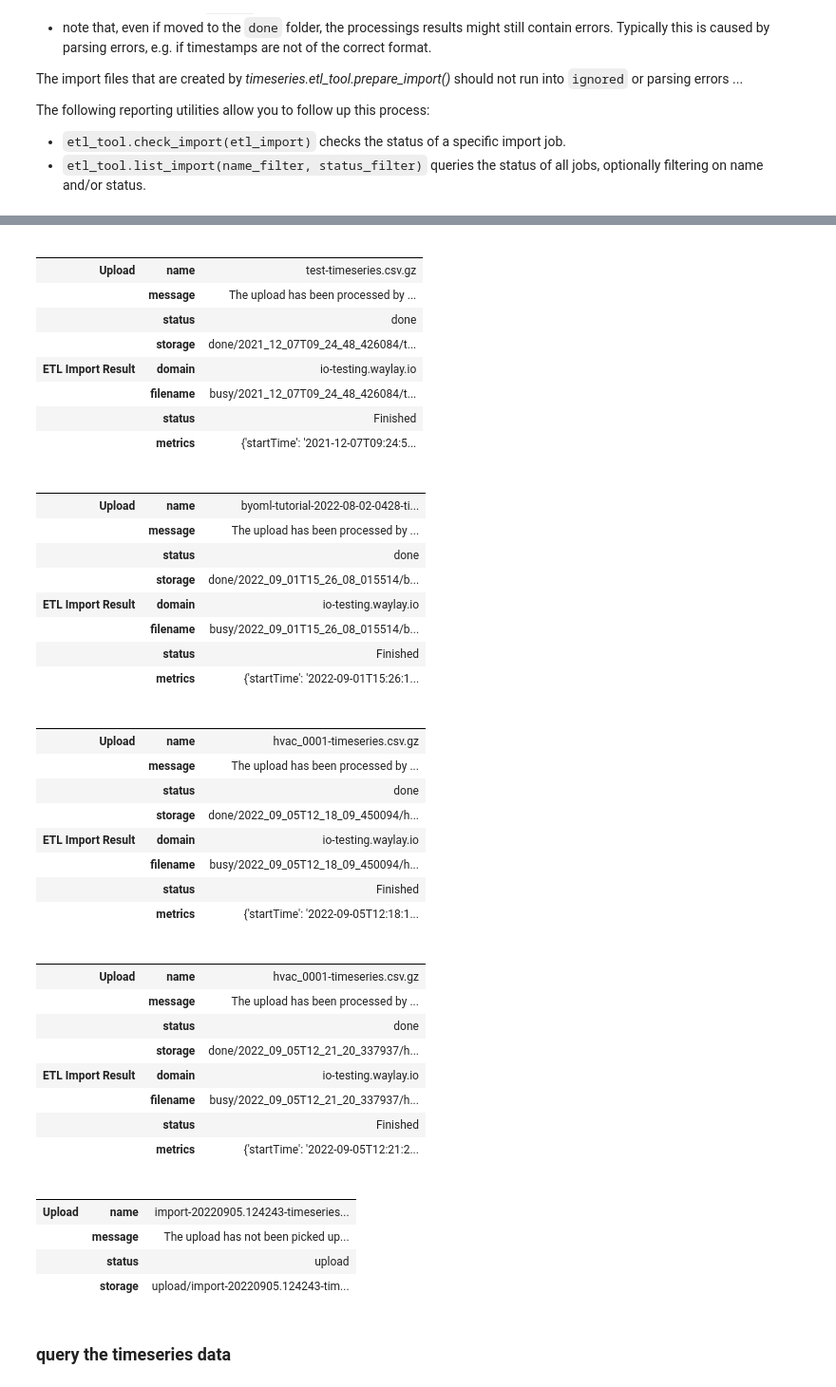
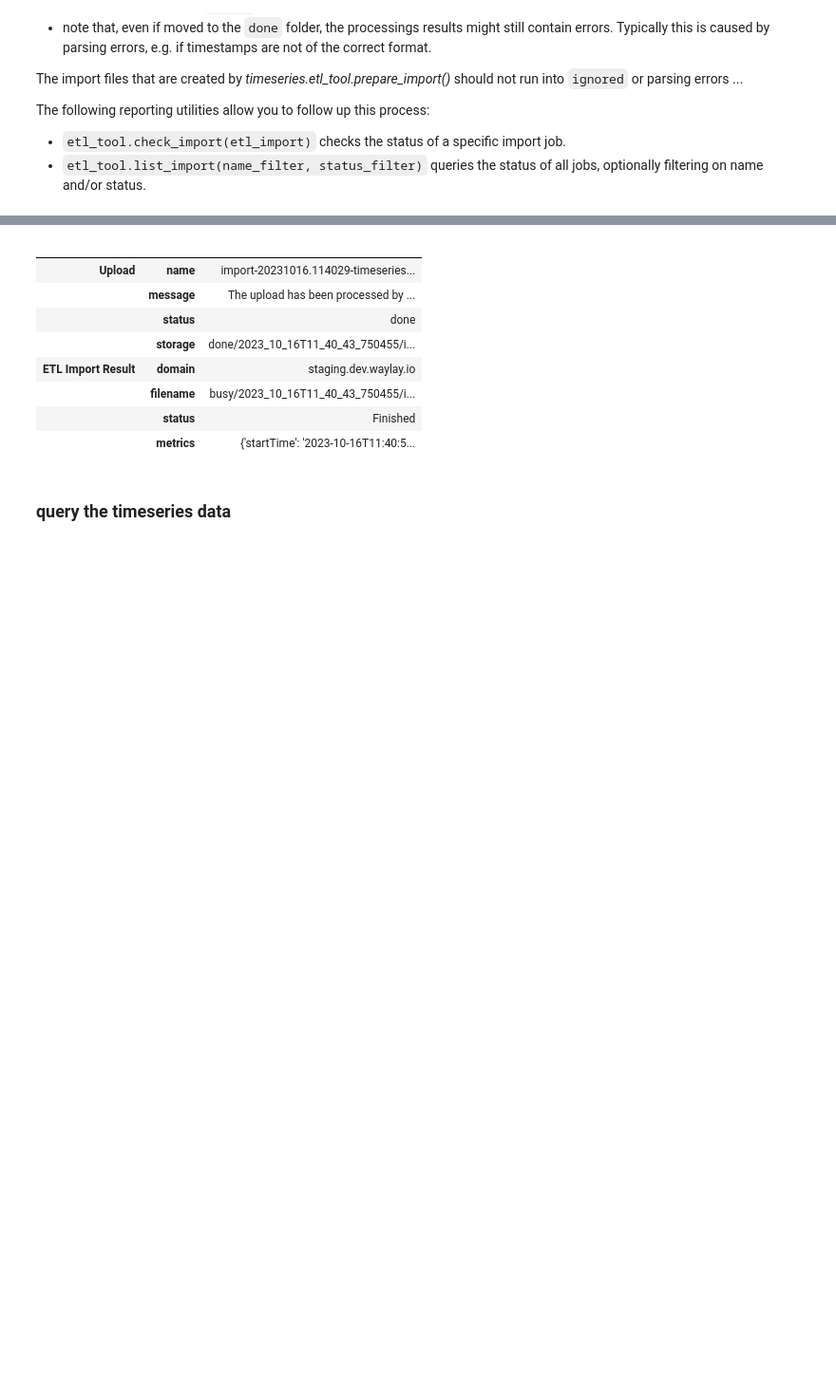
Before and after one commit to waylayio/demo-general, a Jupyter notebook: python-sdk/etl_import/ETL import Dataframe.ipynb, the cells around one changed output, grey strips where cells are left out. Shown at 95% size. Drawn from its saved outputs; the diff is of its cells as text; code cells hidden in the pictures; blank space fills up the shorter version.

Commit message:
feat: updated for waylay-beta 0.7.0 (#28)

```diff
--- a/python-sdk/etl_import/ETL import Dataframe.ipynb
+++ b/python-sdk/etl_import/ETL import Dataframe.ipynb
@@ -283,53 +281,17 @@ HTML(resp.to_html())
 # %%
-for item in waylay_client.timeseries.etl_tool.list_import():
+for item in waylay_client.timeseries.etl_tool.list_import(etl_import.name):
     display(HTML(item.to_html()))
 # %% [output]
 |  |  |  |
 |  |  |  |
-| Upload | name | test-timeseries.csv.gz |
+| Upload | name | import-20231016.114029-timeseries... |
 |  | message | The upload has been processed by ... |
 |  | status | done |
-|  | storage | done/2021_12_07T09_24_48_426084/t... |
-| ETL Import Result | domain | io-testing.waylay.io |
-|  | filename | busy/2021_12_07T09_24_48_426084/t... |
+|  | storage | done/2023_10_16T11_40_43_750455/i... |
+| ETL Import Result | domain | staging.dev.waylay.io |
+|  | filename | busy/2023_10_16T11_40_43_750455/i... |
 |  | status | Finished |
-|  | metrics | {'startTime': '2021-12-07T09:24:5... |
+|  | metrics | {'startTime': '2023-10-16T11:40:5... |
-|  |  |  |
-|  |  |  |
-| Upload | name | byoml-tutorial-2022-08-02-0428-ti... |
-|  | message | The upload has been processed by ... |
-|  | status | done |
-|  | storage | done/2022_09_01T15_26_08_015514/b... |
-| ETL Import Result | domain | io-testing.waylay.io |
-|  | filename | busy/2022_09_01T15_26_08_015514/b... |
-|  | status | Finished |
-|  | metrics | {'startTime': '2022-09-01T15:26:1... |
-|  |  |  |
-|  |  |  |
-| Upload | name | hvac_0001-timeseries.csv.gz |
-|  | message | The upload has been processed by ... |
-|  | status | done |
-|  | storage | done/2022_09_05T12_18_09_450094/h... |
-| ETL Import Result | domain | io-testing.waylay.io |
-|  | filename | busy/2022_09_05T12_18_09_450094/h... |
-|  | status | Finished |
-|  | metrics | {'startTime': '2022-09-05T12:18:1... |
-|  |  |  |
-|  |  |  |
-| Upload | name | hvac_0001-timeseries.csv.gz |
-|  | message | The upload has been processed by ... |
-|  | status | done |
-|  | storage | done/2022_09_05T12_21_20_337937/h... |
-| ETL Import Result | domain | io-testing.waylay.io |
-|  | filename | busy/2022_09_05T12_21_20_337937/h... |
-|  | status | Finished |
-|  | metrics | {'startTime': '2022-09-05T12:21:2... |
-|  |  |  |
-|  |  |  |
-| Upload | name | import-20220905.124243-timeseries... |
-|  | message | The upload has not been picked up... |
-|  | status | upload |
-|  | storage | upload/import-20220905.124243-tim... |
 # %% [markdown]
 ### query the timeseries data
 # %%
```
Also changed, not shown: parts of 12 cells of this notebook, 14 other files.
